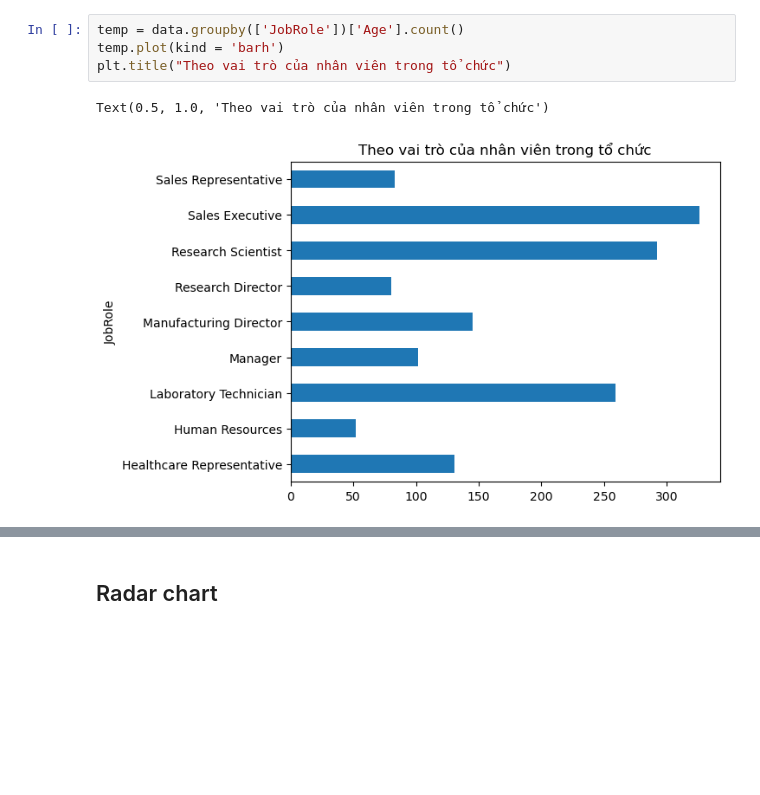
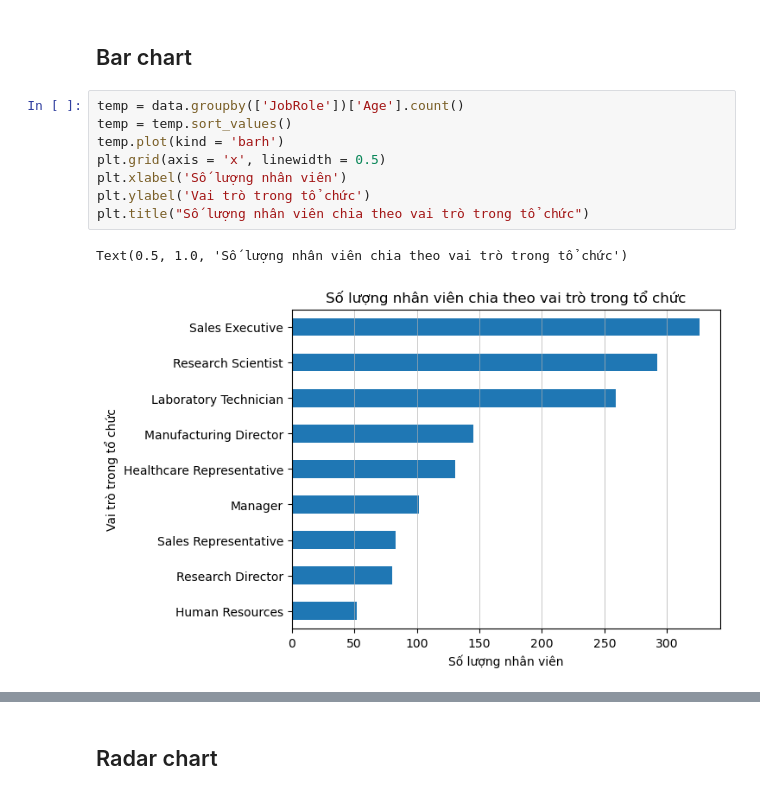
Before and after one commit to HuyHCMUS/DataVisualize-1, a Jupyter notebook: Duong.ipynb, the cells around one changed output, grey strips where cells are left out. Saved outputs shown, nothing was run; the diff lists cells and outputs as text; blank space fills up the shorter version.

```diff
--- a/Duong.ipynb
+++ b/Duong.ipynb
@@ -54,7 +106,13 @@ Text(0.5, 0.73, 'Biểu đồ cơ cấu lao động')
+# %% [markdown]
+## Bar chart
 # %%
 temp = data.groupby(['JobRole'])['Age'].count()
+temp = temp.sort_values()
 temp.plot(kind = 'barh')
-plt.title("Theo vai trò của nhân viên trong tổ chức")
+plt.grid(axis = 'x', linewidth = 0.5)
+plt.xlabel('Số lượng nhân viên')
+plt.ylabel('Vai trò trong tổ chức')
+plt.title("Số lượng nhân viên chia theo vai trò trong tổ chức")
 # %% [output]
-Text(0.5, 1.0, 'Theo vai trò của nhân viên trong tổ chức')
+Text(0.5, 1.0, 'Số lượng nhân viên chia theo vai trò trong tổ chức')
-[figure, old version]
+[figure, new version]
```
Also changed, not shown: parts of 34 cells of this notebook.
